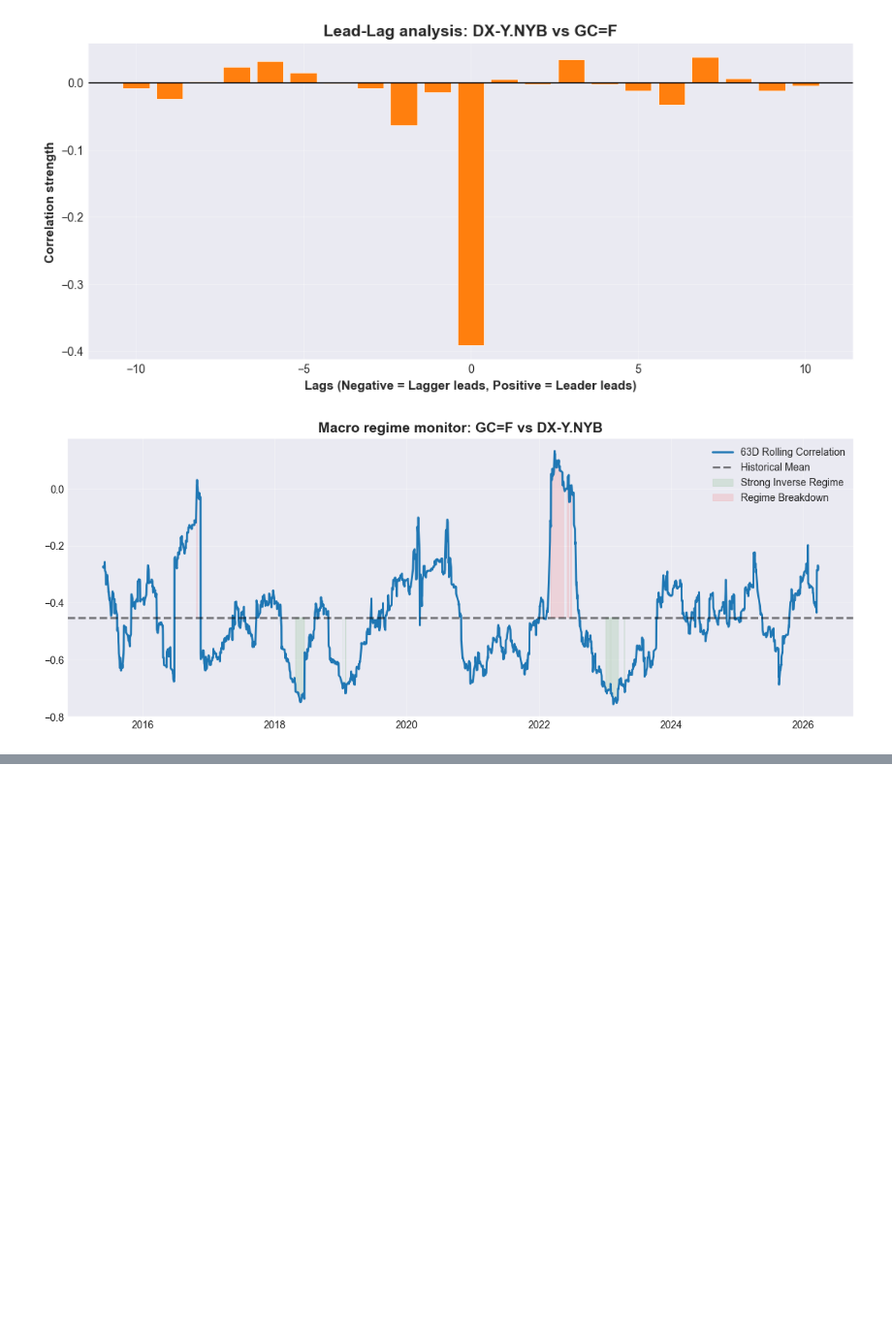
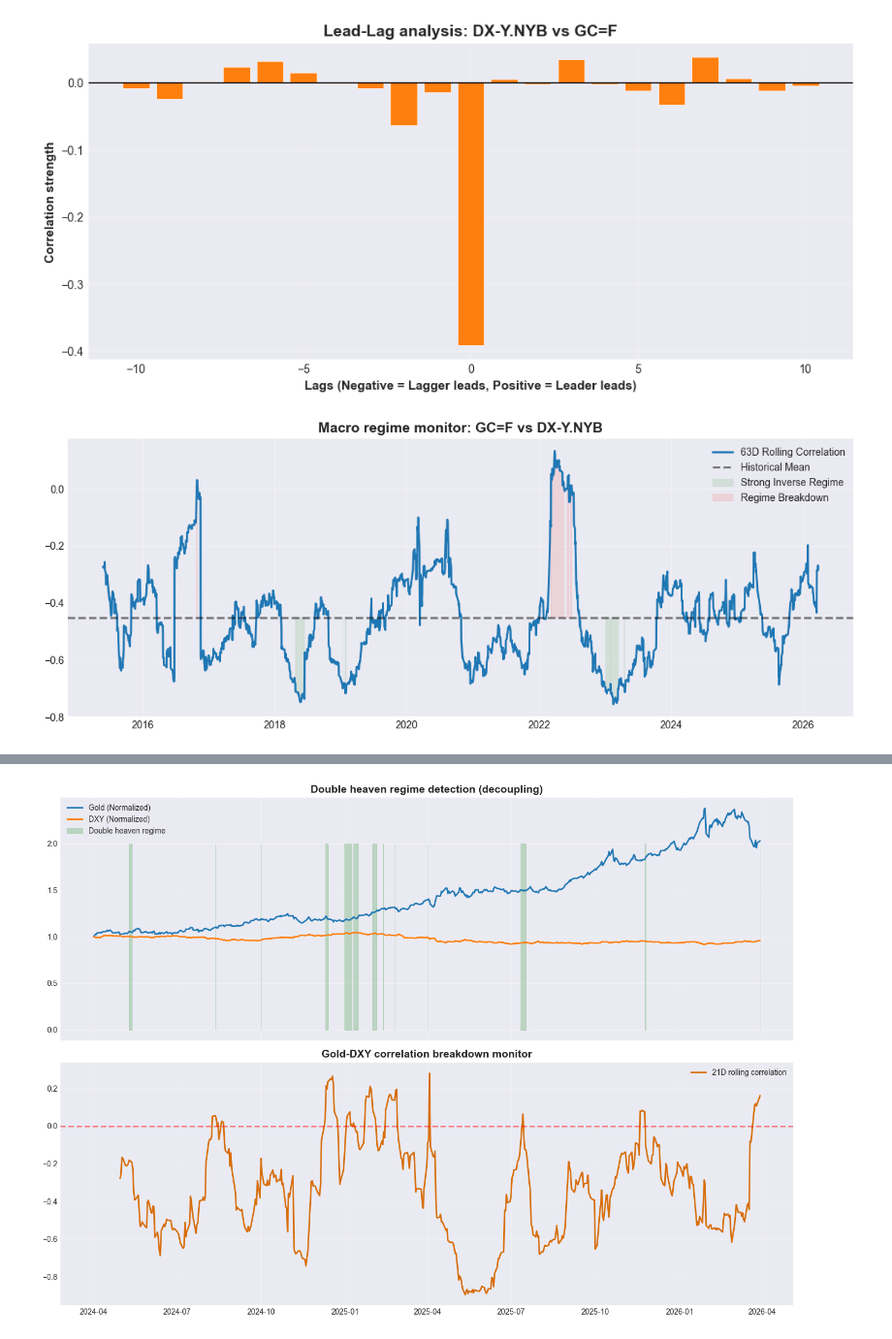
Before and after one commit to Gimkhana/Empirical_Analysis_FM, a Jupyter notebook: Applied_Research_Framework_Git/Applied_projects/Market_dashboard/AlphaResearch_Gold.ipynb, the cells around one changed output, grey strips where cells are left out. Shown at 97% size. Drawn from its saved outputs; the diff is of its cells as text; code cells hidden in the pictures; blank space fills up the shorter version.

```diff
--- a/Applied_Research_Framework_Git/Applied_projects/Market_dashboard/AlphaResearch_Gold.ipynb
+++ b/Applied_Research_Framework_Git/Applied_projects/Market_dashboard/AlphaResearch_Gold.ipynb
@@ -1027,0 +1130,63 @@ plot_rolling_regime(log_returns, asset_a="GC=F", asset_b="DX-Y.NYB")
+# %%
+"""
+To gain a professional edge in Gold CFDs, you must understand where the liquidity "bodies" are buried. Gold is a 24-hour market, but price discovery is not uniform across the clock.
+
+1. The Asian Open (Tokyo/Hong Kong/Singapore) - 00:00 - 06:00 GMT
+Generally lower volume. Asia often acts as a "price taker," reacting to what happened in the previous New York session. China (SGE) and India are massive physical consumers. Watch for "Gap Fills." If New York closed at a high and Asia opens lower without news, expect a mean-reversion move toward the NY close before London opens.
+
+2. The London Open (The "Price Setter") - 08:00 - 12:00 GMT
+London is the center of the physical Gold world (LBMA). This is where the "London Fix" occurs. This is the Trend Initiation zone. If a "Double Heaven" signal triggers during the London open, it is extremely high conviction because it represents institutional physical and sovereign wealth fund allocation.
+
+3. The New York Overlap (The "Kill Zone") - 13:00 - 16:00 GMT
+This is when London and New York are both open. It is the most liquid period in global finance. This window is driven by Macro Data (US CPI, Non-Farm Payrolls). In the March 2026 scenario, this is when geopolitical news releases would hit the wires. Volatility Expansion is guaranteed here.
+
+Never enter a new position 15 minutes before the NY open (13:30 GMT) as the "opening print" often features a stop-run (a spike that clears out retail traders before the real move starts).
+"""
+
+def generate_double_heaven_signal(gold_ticker="GC=F", dxy_ticker="DX-Y.NYB", window=21):
+    """
+    Identifies the 'Double Heaven' regime: Positive returns in both
+    Gold and DXY while the correlation is breaking or positive.
+    """
+    # 1. Data Ingestion
+    data = yf.download([gold_ticker, dxy_ticker], period="2y", progress=False)['Close']
+    data = data.rename(columns={gold_ticker: 'Gold', dxy_ticker: 'DXY'}).ffill().dropna()
+
+    # 2. Return and Correlation Calculation
+    returns = data.pct_change()
+    rolling_corr = returns['Gold'].rolling(window=window).corr(returns['DXY'])
+
+    # 3. Signal Logic
+    # Condition: Both assets have positive 5-day momentum AND
+    # the correlation is trending toward zero or is positive.
+    gold_mom = returns['Gold'].rolling(5).sum()
+    dxy_mom = returns['DXY'].rolling(5).sum()
+
+    # Signal = 1 if both are rising together (The Decoupling)
+    signal = np.where((gold_mom > 0) & (dxy_mom > 0) & (rolling_corr > -0.2), 1, 0)
+
+    # 4. Visualization (GS Standards)
+    fig, (ax1, ax2) = plt.subplots(2, 1, figsize=(14, 10), sharex=True)
+
+    # Price Overlay
+    ax1.plot(data.index, data['Gold'] / data['Gold'].iloc[0], label='Gold (Normalized)', color='#1f77b4')
+    ax1.plot(data.index, data['DXY'] / data['DXY'].iloc[0], label='DXY (Normalized)', color='#ff7f0e')
+    ax1.fill_between(data.index, 0, 2, where=signal==1, color='green', alpha=0.2, label='Double heaven regime')
+    ax1.set_title("Double heaven regime detection (decoupling)", fontweight='bold')
+    ax1.legend()
+
+    # Rolling Correlation
+    ax2.plot(data.index, rolling_corr, color="#D76D0A", label=f'{window}D rolling correlation')
+    ax2.axhline(0, color='red', linestyle='--', alpha=0.5)
+    ax2.set_title("Gold-DXY correlation breakdown monitor")
+    ax2.legend()
+
+    plt.tight_layout()
+    plt.show()
+
+    return signal
+
+# Execute
+dh_signals = generate_double_heaven_signal()
+# %% [output]
+[figure, added]
```
Also changed, not shown: parts of 7 cells of this notebook.
